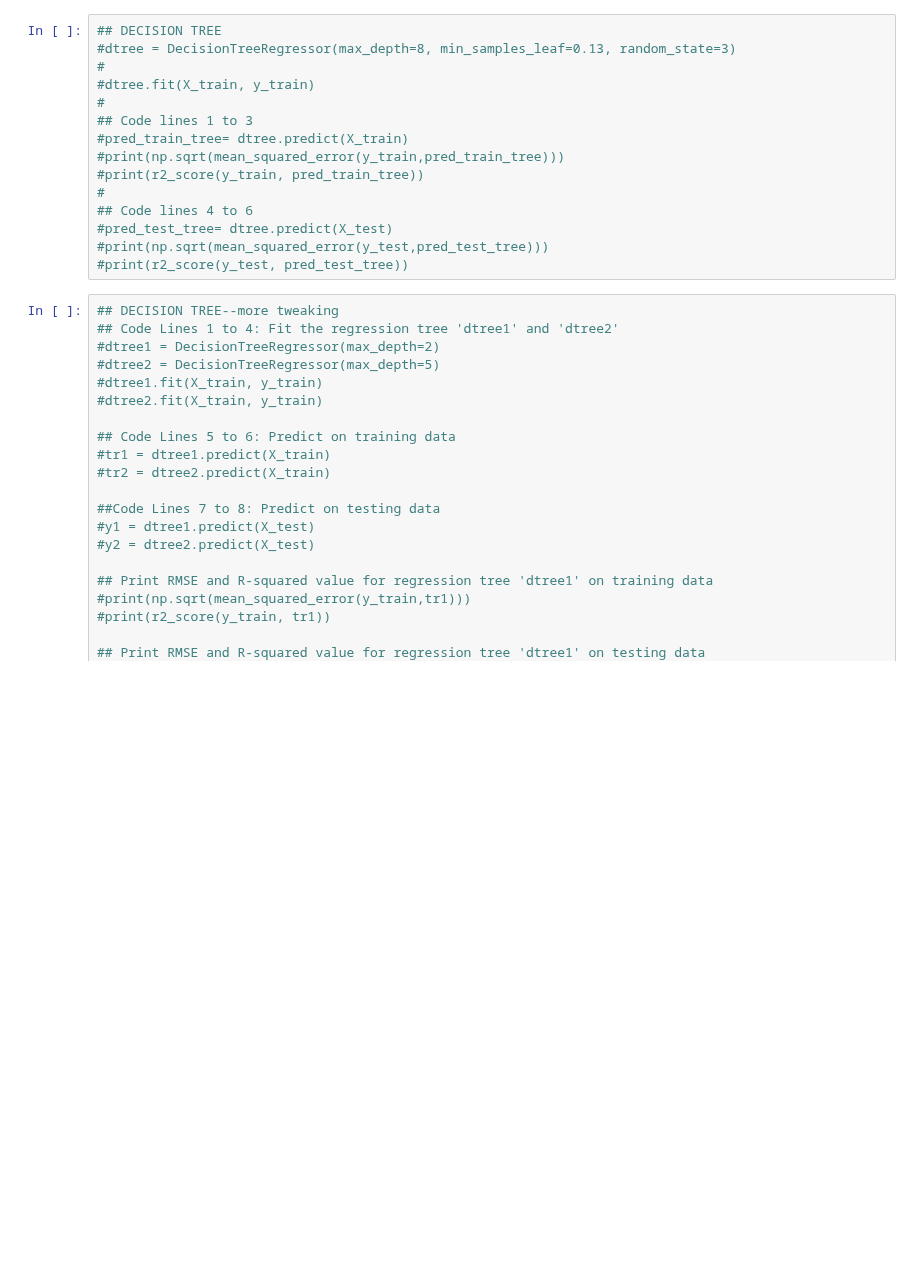
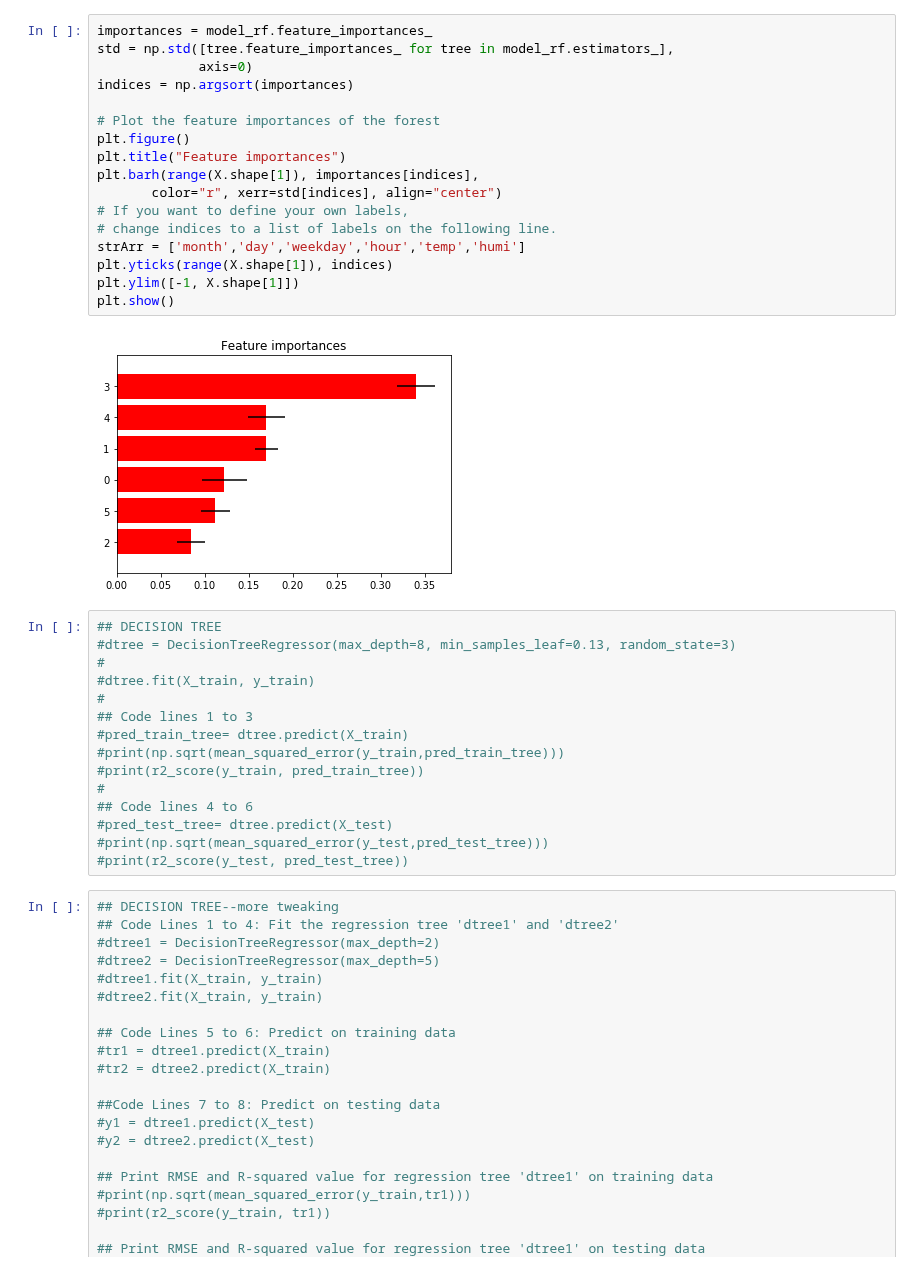
Before and after one commit to aety/insight, a Jupyter notebook: RATP/air/pickleToData_NN.ipynb, the cells around one changed output. Saved outputs shown, nothing was run; the diff lists cells and outputs as text; blank space fills up the shorter version.

```diff
--- a/RATP/air/pickleToData_NN.ipynb
+++ b/RATP/air/pickleToData_NN.ipynb
@@ -116,3 +118,22 @@ plt.legend(('training','testing'))
+# %%
+importances = model_rf.feature_importances_
+std = np.std([tree.feature_importances_ for tree in model_rf.estimators_],
+             axis=0)
+indices = np.argsort(importances)
+
+# Plot the feature importances of the forest
+plt.figure()
+plt.title("Feature importances")
+plt.barh(range(X.shape[1]), importances[indices],
+       color="r", xerr=std[indices], align="center")
+# If you want to define your own labels,
+# change indices to a list of labels on the following line.
+strArr = ['month','day','weekday','hour','temp','humi']
+plt.yticks(range(X.shape[1]), indices)
+plt.ylim([-1, X.shape[1]])
+plt.show()
+# %% [output]
+[figure, added]
 # %%
 ## DECISION TREE
 #dtree = DecisionTreeRegressor(max_depth=8, min_samples_leaf=0.13, random_state=3)
```
Also changed, not shown: parts of 7 cells of this notebook, 1 other file.
